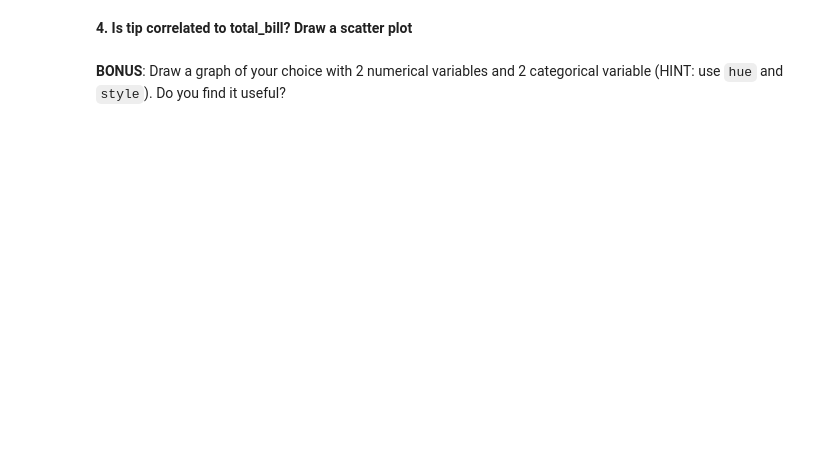
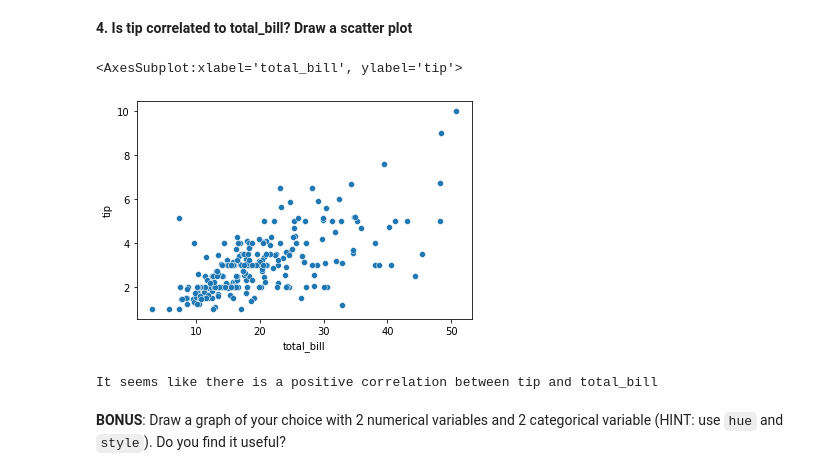
Before and after one commit to Ironhack-Data-Madrid-Enero-2021/lab-visualization-intro, a Jupyter notebook: your-code/challenge-1.ipynb, the cells around one changed output. Cells and saved outputs as stored; diff of their text form; code cells hidden in the pictures; blank space fills up the shorter version.

```diff
--- a/your-code/challenge-1.ipynb
+++ b/your-code/challenge-1.ipynb
@@ -40,4 +62,13 @@ sns.load_dataset("tips")
 # %% [markdown]
 **4. Is tip correlated to total_bill? Draw a scatter plot**
+# %%
+sns.scatterplot(x=tips.total_bill, y=tips.tip)
+# %% [output]
+<AxesSubplot:xlabel='total_bill', ylabel='tip'>
+[figure, added]
+# %%
+print("It seems like there is a positive correlation between tip and total_bill")
+# %% [output]
+It seems like there is a positive correlation between tip and total_bill
 # %% [markdown]
 **BONUS**: Draw a graph of your choice with 2 numerical variables and 2 categorical variable (HINT: use `hue` and `style`). Do you find it useful?
```
Also changed, not shown: parts of 10 cells of this notebook.
